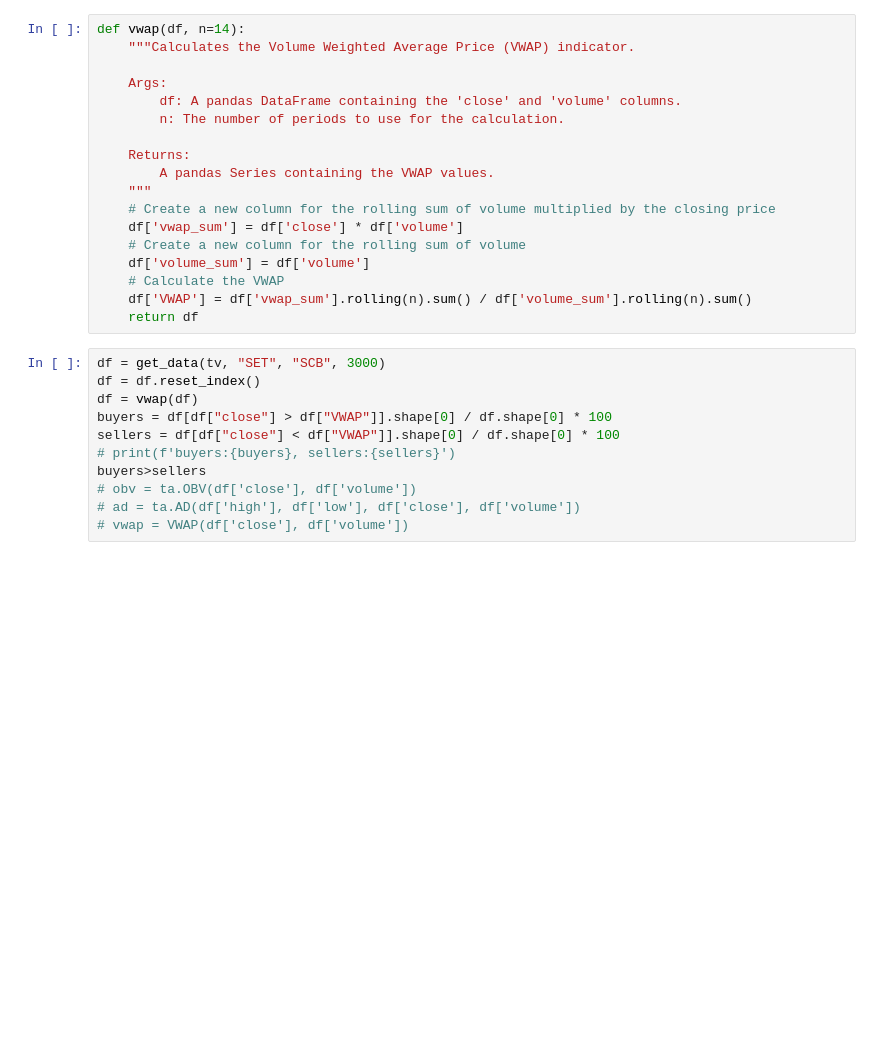
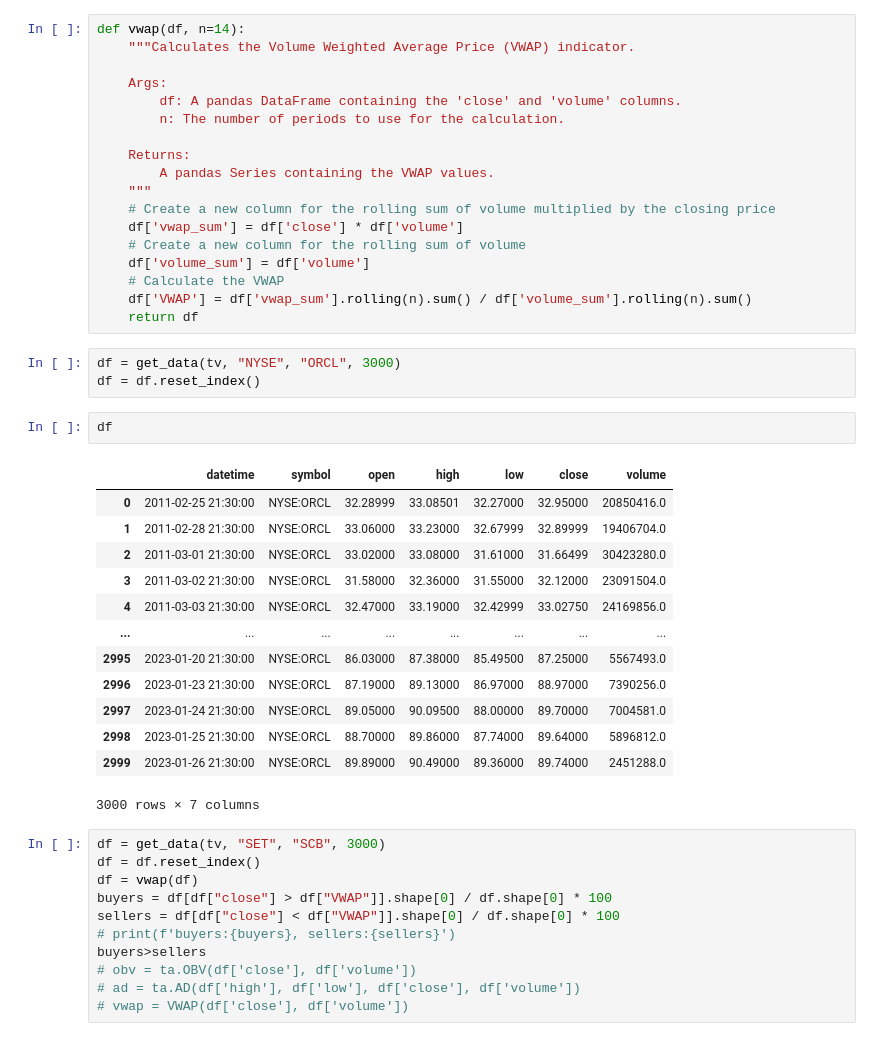
Before and after one commit to Lelalomos/analysis_bot, a Jupyter notebook: test.ipynb, the cells around one changed output. Drawn from its saved outputs; the diff is of its cells as text; blank space fills up the shorter version.

```diff
--- a/test.ipynb
+++ b/test.ipynb
@@ -78,6 +78,25 @@ def vwap(df, n=14):
     # Calculate the VWAP
     df['VWAP'] = df['vwap_sum'].rolling(n).sum() / df['volume_sum'].rolling(n).sum()
     return df
+# %%
+df = get_data(tv, "NYSE", "ORCL", 3000)
+df = df.reset_index()
+# %%
+df
+# %% [output]
+|  | datetime | symbol | open | high | low | close | volume |
+| 0 | 2011-02-25 21:30:00 | NYSE:ORCL | 32.28999 | 33.08501 | 32.27000 | 32.95000 | 20850416.0 |
+| 1 | 2011-02-28 21:30:00 | NYSE:ORCL | 33.06000 | 33.23000 | 32.67999 | 32.89999 | 19406704.0 |
+| 2 | 2011-03-01 21:30:00 | NYSE:ORCL | 33.02000 | 33.08000 | 31.61000 | 31.66499 | 30423280.0 |
+| 3 | 2011-03-02 21:30:00 | NYSE:ORCL | 31.58000 | 32.36000 | 31.55000 | 32.12000 | 23091504.0 |
+| 4 | 2011-03-03 21:30:00 | NYSE:ORCL | 32.47000 | 33.19000 | 32.42999 | 33.02750 | 24169856.0 |
+| ... | ... | ... | ... | ... | ... | ... | ... |
+| 2995 | 2023-01-20 21:30:00 | NYSE:ORCL | 86.03000 | 87.38000 | 85.49500 | 87.25000 | 5567493.0 |
+| 2996 | 2023-01-23 21:30:00 | NYSE:ORCL | 87.19000 | 89.13000 | 86.97000 | 88.97000 | 7390256.0 |
+| 2997 | 2023-01-24 21:30:00 | NYSE:ORCL | 89.05000 | 90.09500 | 88.00000 | 89.70000 | 7004581.0 |
+| 2998 | 2023-01-25 21:30:00 | NYSE:ORCL | 88.70000 | 89.86000 | 87.74000 | 89.64000 | 5896812.0 |
+| 2999 | 2023-01-26 21:30:00 | NYSE:ORCL | 89.89000 | 90.49000 | 89.36000 | 89.74000 | 2451288.0 |
+3000 rows × 7 columns
 # %%
 df = get_data(tv, "SET", "SCB", 3000)
 df = df.reset_index()
```
Also changed, not shown: parts of 2 cells of this notebook, 1 other file.
